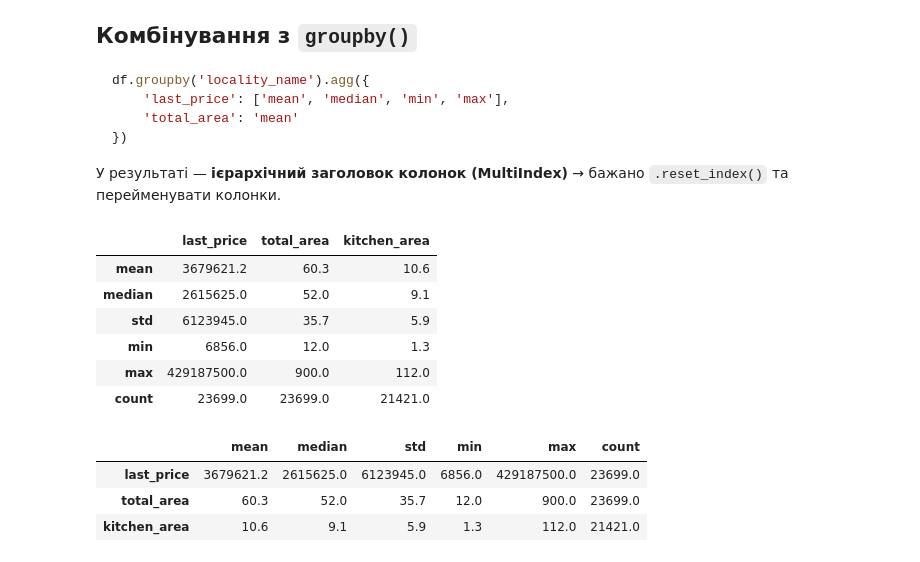
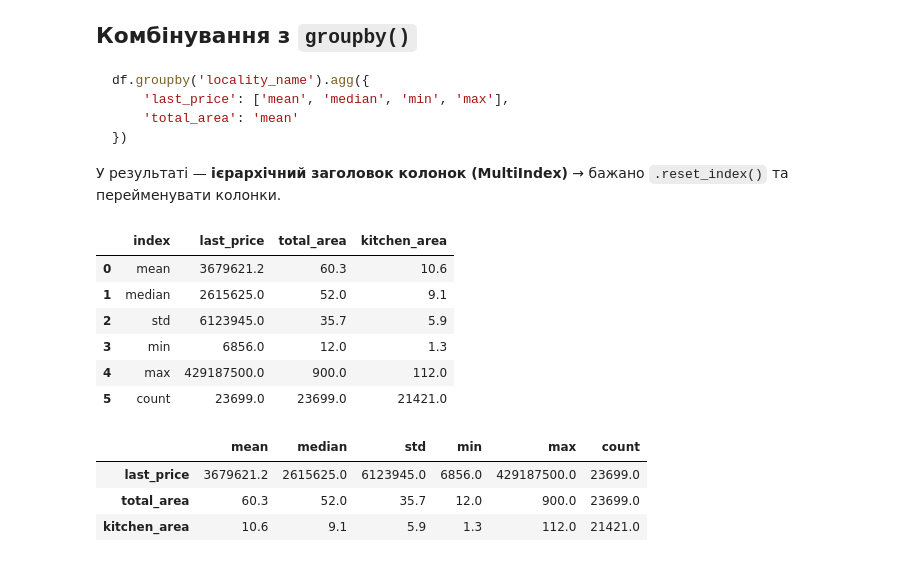
Before and after one commit to cpython-projects/da_1709, a Jupyter notebook: lesson_17.ipynb, the cells around one changed output. Drawn from its saved outputs; the diff is of its cells as text; code cells hidden in the pictures.

```diff
--- a/lesson_17.ipynb
+++ b/lesson_17.ipynb
@@ -103,17 +247,17 @@ df.groupby('locality_name').agg({
 # %%
 summary = df[['last_price', 'total_area', 'kitchen_area']].agg(
     ['mean', 'median', 'std', 'min', 'max', 'count']
-).round(1)
+).round(1).reset_index()
 
 summary
 # %% [output]
-|  | last_price | total_area | kitchen_area |
-| mean | 3679621.2 | 60.3 | 10.6 |
-| median | 2615625.0 | 52.0 | 9.1 |
-| std | 6123945.0 | 35.7 | 5.9 |
-| min | 6856.0 | 12.0 | 1.3 |
-| max | 429187500.0 | 900.0 | 112.0 |
-| count | 23699.0 | 23699.0 | 21421.0 |
+|  | index | last_price | total_area | kitchen_area |
+| 0 | mean | 3679621.2 | 60.3 | 10.6 |
+| 1 | median | 2615625.0 | 52.0 | 9.1 |
+| 2 | std | 6123945.0 | 35.7 | 5.9 |
+| 3 | min | 6856.0 | 12.0 | 1.3 |
+| 4 | max | 429187500.0 | 900.0 | 112.0 |
+| 5 | count | 23699.0 | 23699.0 | 21421.0 |
 # %%
 # T - transpose
 
```
Also changed, not shown: parts of 48 cells of this notebook.
